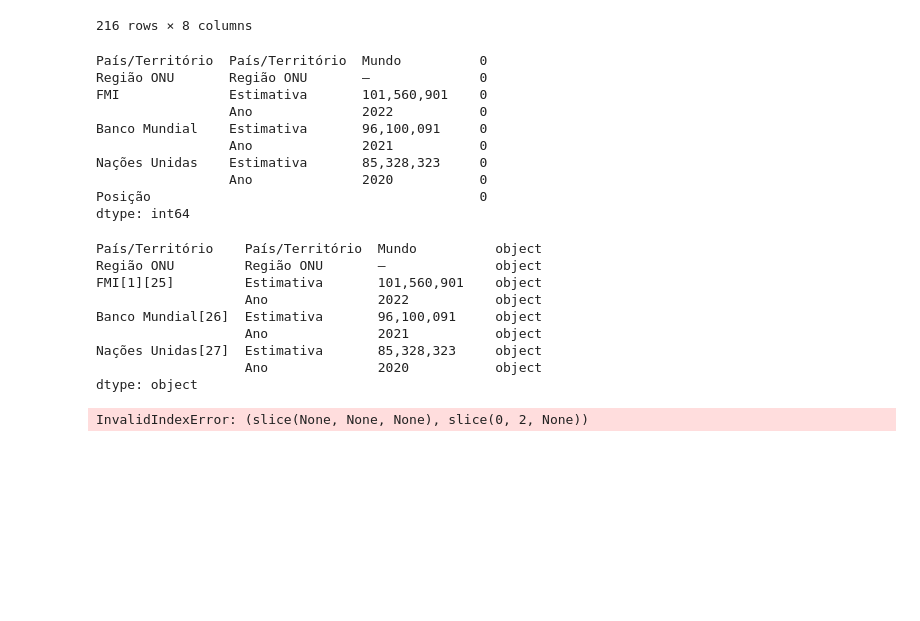
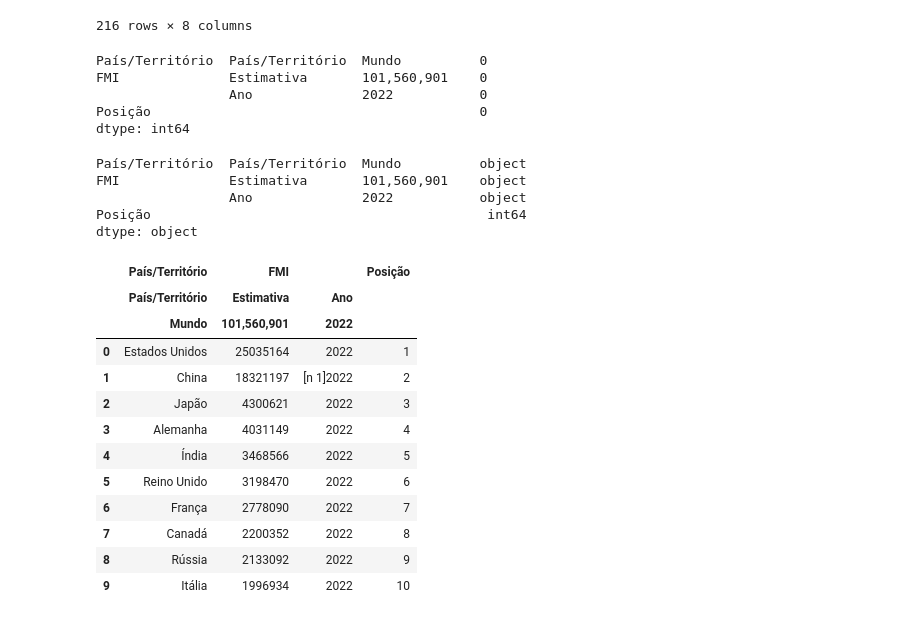
Before and after one commit to joaoholandaa/pib-web-scraping-dataviz, a Jupyter notebook: pib.ipynb, the cells around one changed output. Cells and saved outputs as stored; diff of their text form; code cells hidden in the pictures; blank space fills up the shorter version.

```diff
--- a/pib.ipynb
+++ b/pib.ipynb
@@ -54,4 +54,0 @@ tabela_pib['Região ONU']'''
-# %%
-# Tabela PIB
-tabela_pib = tabelas_web[2]
-tabela_pib['Posição'] = tabela_pib.index
@@ -60,32 +55,42 @@ tabela_pib = tabela_pib.rename(columns={"Banco Mundial[26]":"Banco Mundial", "FM
+# %%
+# Criando a coluna posição a partir do index
+tabela_pib['Posição'] = tabela_pib.index + 1
+# %%
+# Retirando colunas não utilizadas
+tabela_pib = tabela_pib.drop(columns=['Banco Mundial', 'Nações Unidas', 'Região ONU'])
 # %%
 # Campos nulos
 tabela_pib.isnull().sum()
 # %% [output]
 País/Território  País/Território  Mundo          0
-Região ONU       Região ONU       —              0
 FMI              Estimativa       101,560,901    0
                  Ano              2022           0
-Banco Mundial    Estimativa       96,100,091     0
-                 Ano              2021           0
-Nações Unidas    Estimativa       85,328,323     0
-                 Ano              2020           0
 Posição                                          0
 dtype: int64
 # %%
 # Verificar colunas
 tabela_pib.dtypes
 # %% [output]
-País/Território    País/Território  Mundo          object
-Região ONU         Região ONU       —              object
-FMI[1][25]         Estimativa       101,560,901    object
-                   Ano              2022           object
-Banco Mundial[26]  Estimativa       96,100,091     object
-                   Ano              2021           object
-Nações Unidas[27]  Estimativa       85,328,323     object
-                   Ano              2020           object
+País/Território  País/Território  Mundo          object
+FMI              Estimativa       101,560,901    object
+                 Ano              2022           object
+Posição                                           int64
 dtype: object
-# %%
-# Verificar campos
-tabela_pib[:]
-# %% [output]
-InvalidIndexError: (slice(None, None, None), slice(0, 2, None))
+# %%
+# Fatiando o dataframe para coletar apenas o top10
+tabela_pib = tabela_pib[0:10]
+tabela_pib
+# %% [output]
+|  | País/Território | FMI |  | Posição |
+|  | País/Território | Estimativa | Ano |  |
+|  | Mundo | 101,560,901 | 2022 |  |
+| 0 | Estados Unidos | 25035164 | 2022 | 1 |
+| 1 | China | 18321197 | [n 1]2022 | 2 |
+| 2 | Japão | 4300621 | 2022 | 3 |
+| 3 | Alemanha | 4031149 | 2022 | 4 |
+| 4 | Índia | 3468566 | 2022 | 5 |
+| 5 | Reino Unido | 3198470 | 2022 | 6 |
+| 6 | França | 2778090 | 2022 | 7 |
+| 7 | Canadá | 2200352 | 2022 | 8 |
+| 8 | Rússia | 2133092 | 2022 | 9 |
+| 9 | Itália | 1996934 | 2022 | 10 |
```
Also changed, not shown: parts of 13 cells of this notebook.
